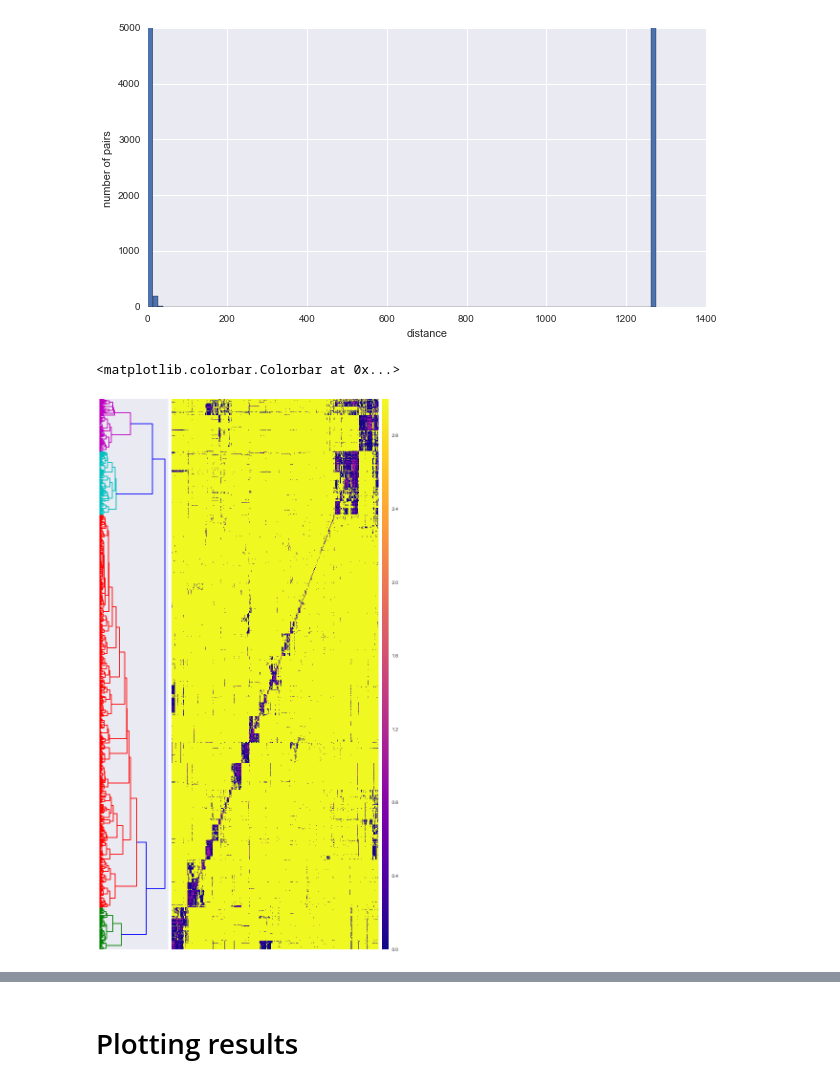
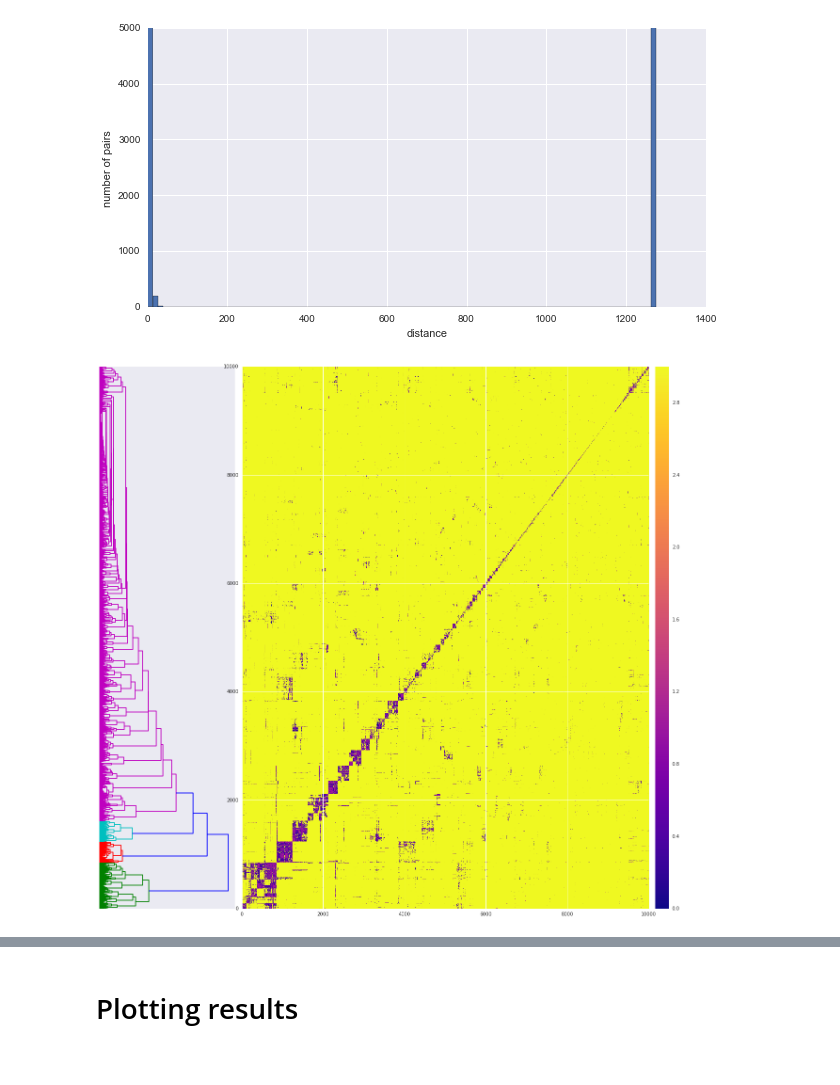
Before and after one commit to shayakhmetov/rank_corr_clustering, a Jupyter notebook: main.ipynb, the cells around one changed output, grey strips where cells are left out. Saved outputs shown, nothing was run; the diff lists cells and outputs as text; code cells hidden in the pictures.

Commit message:
10000 queries have been processed

```diff
--- a/main.ipynb
+++ b/main.ipynb
@@ -167,10 +181,12 @@ distance_matrix_filename = '../data/distance_matrix3000_kt.csv'
 distance_matrix = np.loadtxt(distance_matrix_filename, delimiter=';')
 # %%
-n_queries = 3000
+n_queries = 10000
 X = S[:n_queries, :]
 # X = S
 # %%
-%prun distance_matrix = sklearn.metrics.pairwise_distances(X, metric='euclidean', n_jobs=-1)
+time_a = time()
+distance_matrix = sklearn.metrics.pairwise_distances(X, metric=distance_func, n_jobs=-1)
+print('it took', time() - time_a, 'seconds')
 print('is there a nan value? ', np.isnan(distance_matrix).any())
 memory_usage(distance_matrix)
 # %% [output]
@@ -185,25 +204,24 @@ plot_distance_values(distance_matrix, bins=100, ylim=[0, 5000])
 # %% [output]
 [figure]
 # %%
-fig = pl.figure(figsize=(10, 20))
+fig = pl.figure(figsize=(20, 20))
 axdendro = fig.add_axes([0.09,0.1,0.2,0.8])
 Y = sch.linkage(distance_matrix, method='ward')
 Z = sch.dendrogram(Y, orientation='right')
 axdendro.set_xticks([])
 axdendro.set_yticks([])
 
 # Plot distance matrix.
 axmatrix = fig.add_axes([0.3,0.1,0.6,0.8])
 index = Z['leaves']
-distance_matrix = distance_matrix[index,:]
-distance_matrix = distance_matrix[:,index]
-im = axmatrix.matshow(distance_matrix, aspect='auto', cmap='plasma', origin='lower')
-axmatrix.set_xticks([])
-axmatrix.set_yticks([])
+new_distance_matrix = distance_matrix[index,:]
+new_distance_matrix = new_distance_matrix[:,index]
+im = pl.imshow(new_distance_matrix, aspect='auto', cmap='plasma', origin='lower')
 
 # Plot colorbar.
 axcolor = fig.add_axes([0.91,0.1,0.02,0.8])
 pl.colorbar(im, cax=axcolor)
+pl.savefig('../plots/ward_matrix10000_kt.png')
+del fig
 # %% [output]
-<matplotlib.colorbar.Colorbar at 0x...>
-[figure, old version]
+[figure, new version]
```
Also changed, not shown: parts of 14 cells of this notebook.
